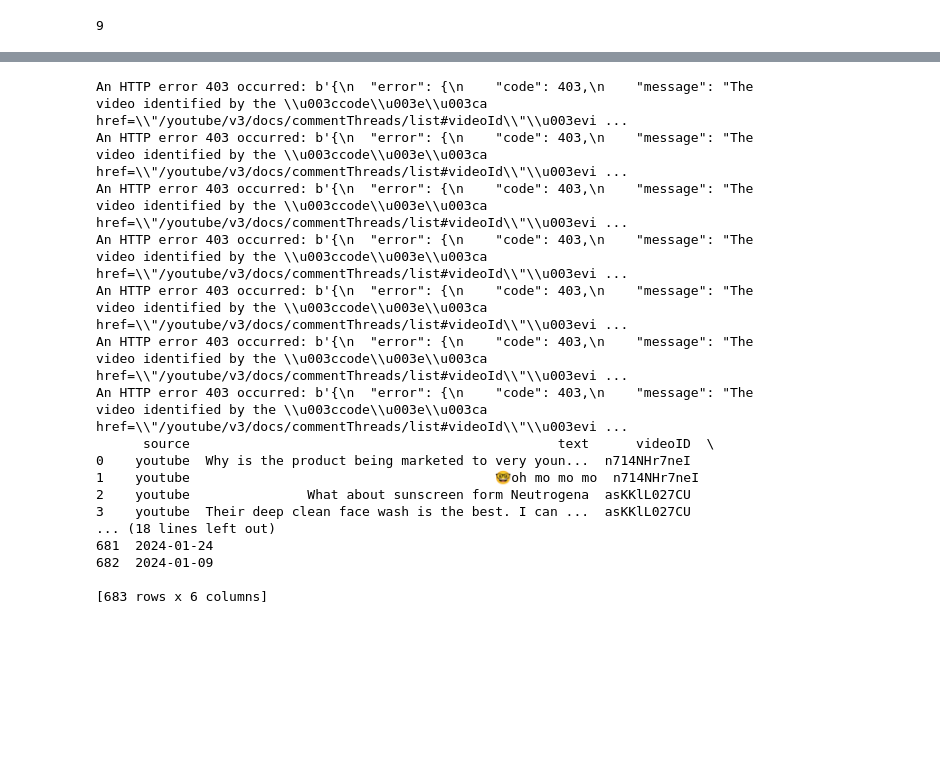
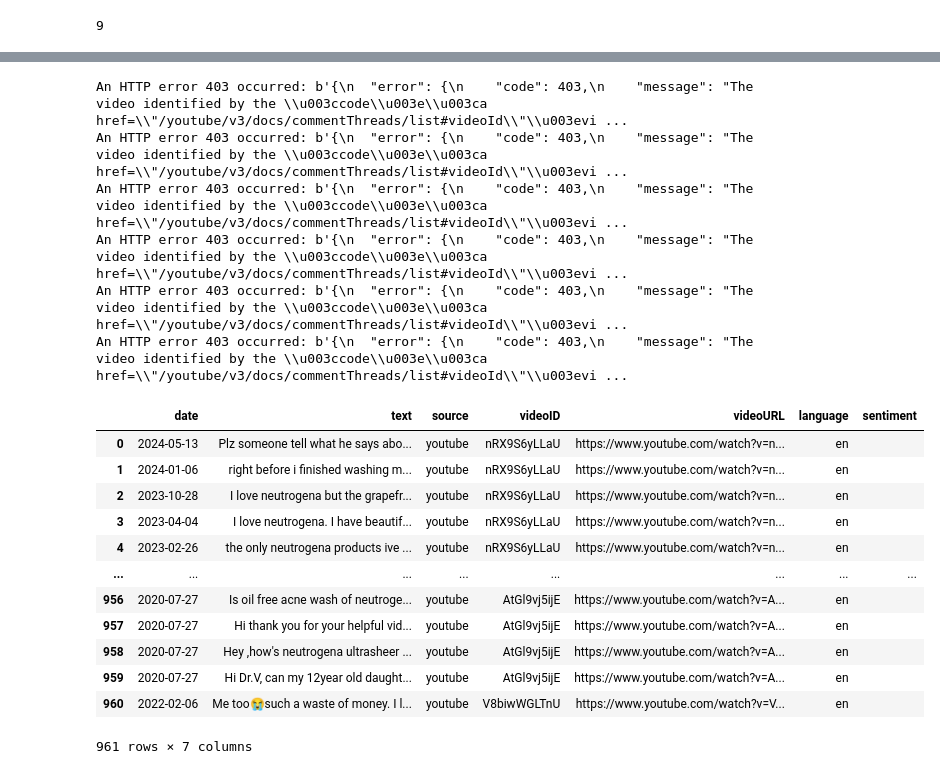
Before and after one commit to 3L1NK/Brand_Analysis_Dashboard, a Jupyter notebook: youtube_sentiment/youtube_sentiment_analysis.ipynb, the cells around one changed output, grey strips where cells are left out. Saved outputs shown, nothing was run; the diff lists cells and outputs as text; code cells hidden in the pictures; blank space fills up the shorter version.

Commit message:
update fetching data for youtube sentiment

```diff
--- a/youtube_sentiment/youtube_sentiment_analysis.ipynb
+++ b/youtube_sentiment/youtube_sentiment_analysis.ipynb
@@ -180,7 +151,7 @@ def search_videos(query, max_results=50):
         print(f"An HTTP error {e.resp.status} occurred: {e.content}")
         return []
 # %%
-def get_comments(video_id):
+def get_comments(video_id, language='en'):
     comments = []
     six_months_ago = datetime.now() - timedelta(days=180)
 
@@ -198,13 +169,21 @@ def get_comments(video_id):
                 comment_text = comment_snippet['textOriginal']
                 comment_date = datetime.strptime(comment_snippet['publishedAt'], "%Y-%m-%dT%H:%M:%SZ")
 
-                if comment_date >= six_months_ago:
+                # detect language
+                try:
+                    detected_language = detect(comment_text)
+                except LangDetectException:
+                    detected_language = None
+
+                # if comment_date >= six_months_ago and 'neutrogena' in comment_text and detected_language == language:
+                if 'neutrogena' in comment_text and detected_language == language:
                     comments.append({
+                        'date': comment_date.strftime('%Y-%m-%d'),
                         'source': 'youtube',
                         'text': comment_text,
                         'videoID': video_id,
-                        'date': comment_date.strftime('%Y-%m-%d'),
-                        'language': '',
+                        'videoURL': f'https://www.youtube.com/watch?v={video_id}',
+                        'language': detected_language,
                         'sentiment': ''
                     })
 
@@ -222,42 +201,39 @@ def get_comments(video_id):
         print(f"An HTTP error {e.resp.status} occurred: {e.content}")
 
     return comments
+# %%
+def create_dataframe(comments):
+    df = pd.DataFrame(comments, columns=['date','text', 'source', 'videoID', 'videoURL', 'language', 'sentiment'])
+    return df
 # %%
-def create_dataframe(comments):
-    df = pd.DataFrame(comments, columns=['source', 'text', 'videoID', 'date', 'language', 'sentiment'])
-    return df
+query = "neutrogena"
+videos = search_videos(query)
 
-def main():
-    query = "neutrogena"
-    videos = search_videos(query)
+all_comments = []
+for video in videos:
+    video_comments = get_comments(video['videoId'])
+    all_comments.extend(video_comments)
 
-    all_comments = []
-    for video in videos:
-        video_comments = get_comments(video['videoId'])
-        all_comments.extend(video_comments)
+df = create_dataframe(all_comments)
 
-    df = create_dataframe(all_comments)
-    print(df)
-    # Save the dataframe to a CSV file
-    df.to_csv('youtube_comments.csv', index=False)
-
-# Run the main function
-main()
+df
 # %% [output]
 An HTTP error 403 occurred: b'{\n  "error": {\n    "code": 403,\n    "message": "The video identified by the \\u003ccode\\u003e\\u003ca href=\\"/youtube/v3/docs/commentThreads/list#videoId\\"\\u003evi ...
 An HTTP error 403 occurred: b'{\n  "error": {\n    "code": 403,\n    "message": "The video identified by the \\u003ccode\\u003e\\u003ca href=\\"/youtube/v3/docs/commentThreads/list#videoId\\"\\u003evi ...
 An HTTP error 403 occurred: b'{\n  "error": {\n    "code": 403,\n    "message": "The video identified by the \\u003ccode\\u003e\\u003ca href=\\"/youtube/v3/docs/commentThreads/list#videoId\\"\\u003evi ...
 An HTTP error 403 occurred: b'{\n  "error": {\n    "code": 403,\n    "message": "The video identified by the \\u003ccode\\u003e\\u003ca href=\\"/youtube/v3/docs/commentThreads/list#videoId\\"\\u003evi ...
 An HTTP error 403 occurred: b'{\n  "error": {\n    "code": 403,\n    "message": "The video identified by the \\u003ccode\\u003e\\u003ca href=\\"/youtube/v3/docs/commentThreads/list#videoId\\"\\u003evi ...
 An HTTP error 403 occurred: b'{\n  "error": {\n    "code": 403,\n    "message": "The video identified by the \\u003ccode\\u003e\\u003ca href=\\"/youtube/v3/docs/commentThreads/list#videoId\\"\\u003evi ...
-An HTTP error 403 occurred: b'{\n  "error": {\n    "code": 403,\n    "message": "The video identified by the \\u003ccode\\u003e\\u003ca href=\\"/youtube/v3/docs/commentThreads/list#videoId\\"\\u003evi ...
-      source                                               text      videoID  \
-0    youtube  Why is the product being marketed to very youn...  n714NHr7neI
-1    youtube                                       🤓oh mo mo mo  n714NHr7neI
-2    youtube               What about sunscreen form Neutrogena  asKKlL027CU
-3    youtube  Their deep clean face wash is the best. I can ...  asKKlL027CU
-... (18 lines left out)
-681  2024-01-24
-682  2024-01-09
-
-[683 rows x 6 columns]
+|  | date | text | source | videoID | videoURL | language | sentiment |
+| 0 | 2024-05-13 | Plz someone tell what he says abo... | youtube | nRX9S6yLLaU | https://www.youtube.com/watch?v=n... | en |  |
+| 1 | 2024-01-06 | right before i finished washing m... | youtube | nRX9S6yLLaU | https://www.youtube.com/watch?v=n... | en |  |
+| 2 | 2023-10-28 | I love neutrogena but the grapefr... | youtube | nRX9S6yLLaU | https://www.youtube.com/watch?v=n... | en |  |
+| 3 | 2023-04-04 | I love neutrogena. I have beautif... | youtube | nRX9S6yLLaU | https://www.youtube.com/watch?v=n... | en |  |
+| 4 | 2023-02-26 | the only neutrogena products ive ... | youtube | nRX9S6yLLaU | https://www.youtube.com/watch?v=n... | en |  |
+| ... | ... | ... | ... | ... | ... | ... | ... |
+| 956 | 2020-07-27 | Is oil free acne wash of neutroge... | youtube | AtGl9vj5ijE | https://www.youtube.com/watch?v=A... | en |  |
+| 957 | 2020-07-27 | Hi thank you for your helpful vid... | youtube | AtGl9vj5ijE | https://www.youtube.com/watch?v=A... | en |  |
+| 958 | 2020-07-27 | Hey ,how's neutrogena ultrasheer ... | youtube | AtGl9vj5ijE | https://www.youtube.com/watch?v=A... | en |  |
+| 959 | 2020-07-27 | Hi Dr.V, can my 12year old daught... | youtube | AtGl9vj5ijE | https://www.youtube.com/watch?v=A... | en |  |
+| 960 | 2022-02-06 | Me too😭such a waste of money. I l... | youtube | V8biwWGLTnU | https://www.youtube.com/watch?v=V... | en |  |
+961 rows × 7 columns
```
Also changed, not shown: parts of 5 cells of this notebook, 1 other file.
